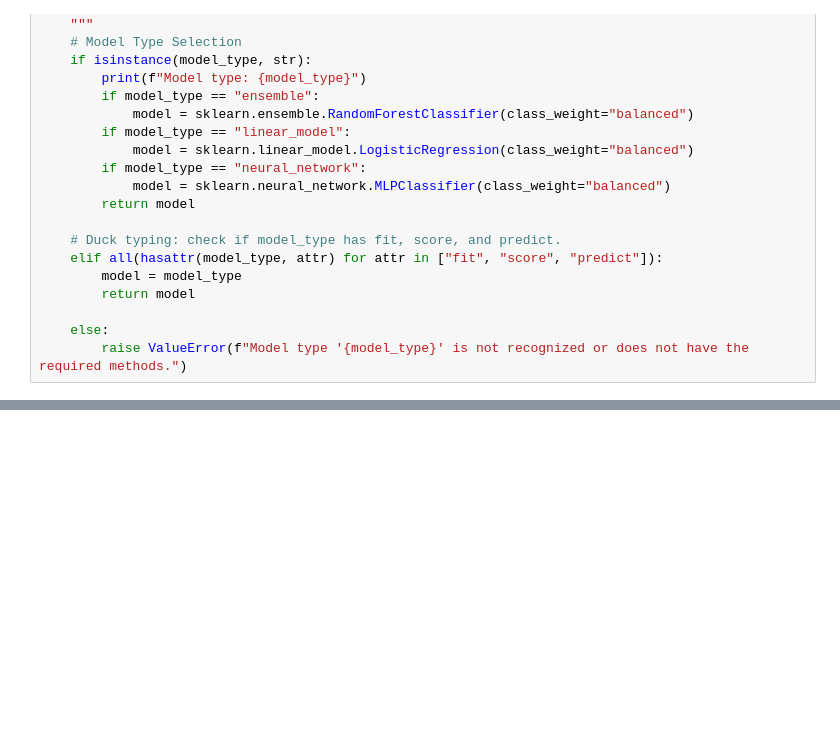
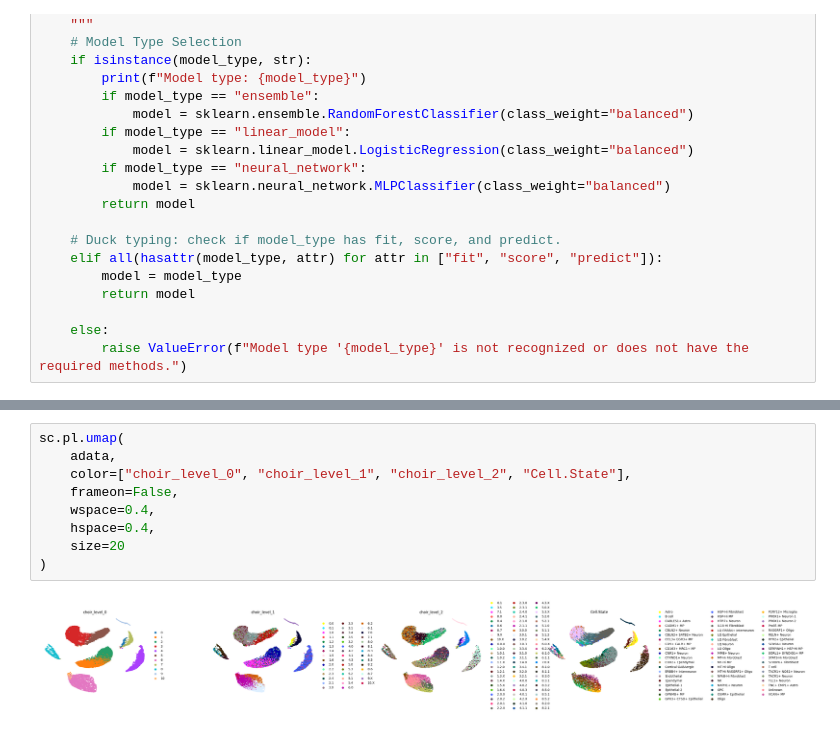
Before and after one commit to jhaberbe/CHOIR, a Jupyter notebook: notebook/notebook.ipynb, the cells around one changed output, grey strips where cells are left out. Drawn from its saved outputs; the diff is of its cells as text; blank space fills up the shorter version.

```diff
--- a/notebook/notebook.ipynb
+++ b/notebook/notebook.ipynb
@@ -281,2 +234,13 @@ sc.pl.umap(
+# %%
+sc.pl.umap(
+    adata,
+    color=["choir_level_0", "choir_level_1", "choir_level_2", "Cell.State"],
+    frameon=False,
+    wspace=0.4,
+    hspace=0.4,
+    size=20
+)
+# %% [output]
+[figure, added]
 # %%
 test_subset = adata[
```
Also changed, not shown: parts of 9 cells of this notebook, 1 other file.
